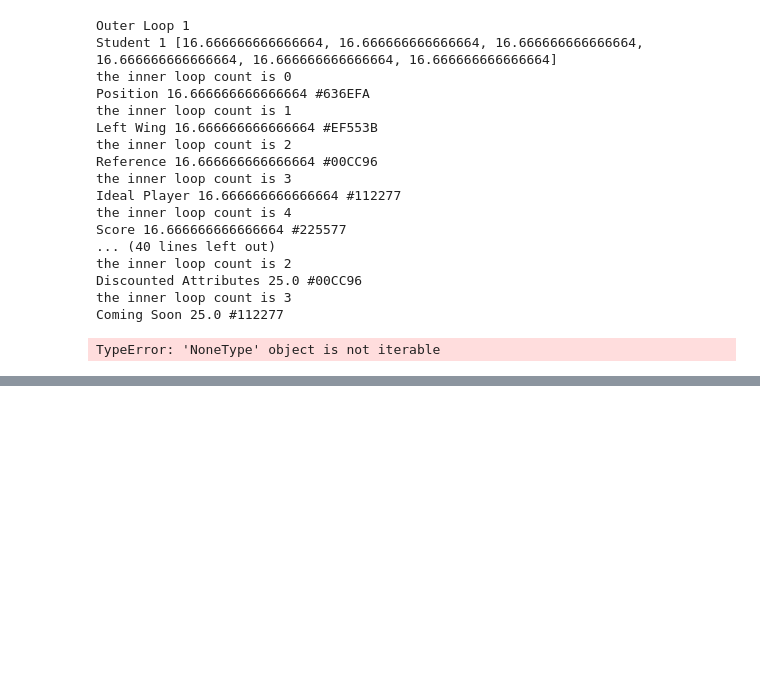
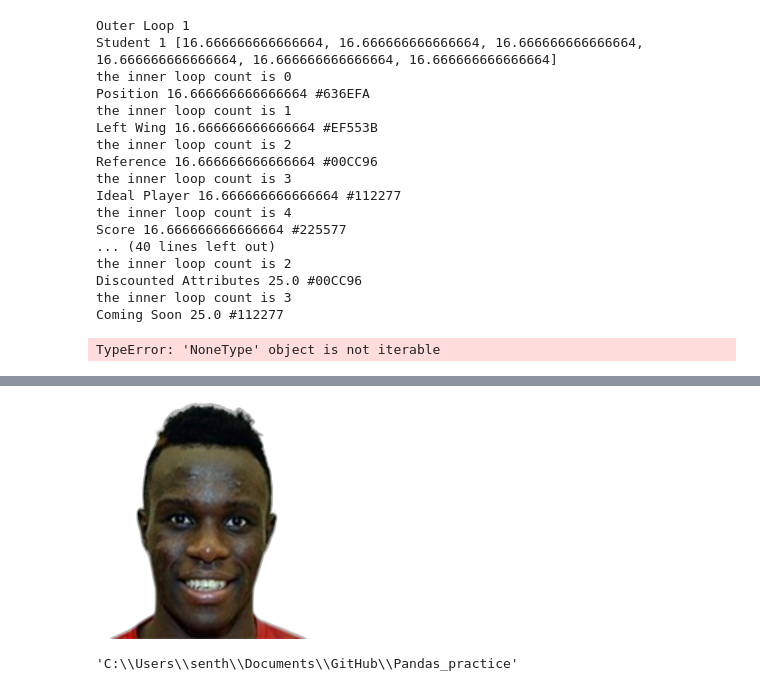
Before and after one commit to Senthilabi/Pandas_practice, a Jupyter notebook: TopDashboardPlot.ipynb, the cells around one changed output, grey strips where cells are left out. Cells and saved outputs as stored; diff of their text form; code cells hidden in the pictures; blank space fills up the shorter version.

```diff
--- a/TopDashboardPlot.ipynb
+++ b/TopDashboardPlot.ipynb
@@ -379,0 +413,9 @@ TypeError: 'NoneType' object is not iterable
+# %%
+from IPython.display import display, Image
+
+# Read the image data from a file
+with open('player_images/Bruma', 'rb') as file:
+    image_data = file.read()
+
+# Display the image
+display(Image(data=image_data))
@@ -379,0 +463,19 @@ TypeError: 'NoneType' object is not iterable
+# %%
+from rembg import remove
+from PIL import Image
+
+input_path = 'player_images/Bruma.jpg'
+#output_path = 'path/to/save/output/image.png'
+
+input_image = Image.open(input_path)
+output_image = remove(input_image)
+output_image.save('player_images/Bruma.png')
+display(output_image)
+
+def remove_bg(player):
+    input_path = 'player_images/'+ player +'.jpg'
+    input_image = Image.open(file)
+    output_image = remove(input_image)
+    output_image.save('player_images/'+player+'.png')
+# %% [output]
+[figure, added]
@@ -379,0 +496,5 @@ TypeError: 'NoneType' object is not iterable
+# %%
+import os
+os.getcwd()
+# %% [output]
+'C:\\Users\\senth\\Documents\\GitHub\\Pandas_practice'
```
Also changed, not shown: parts of 14 cells of this notebook, 22 other files.
